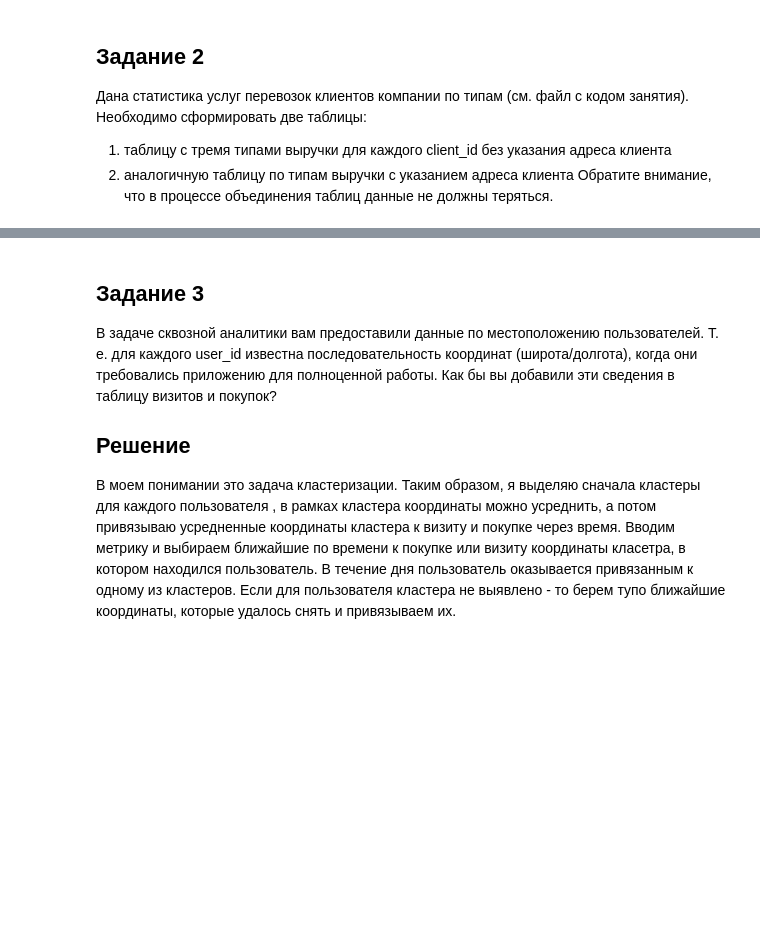
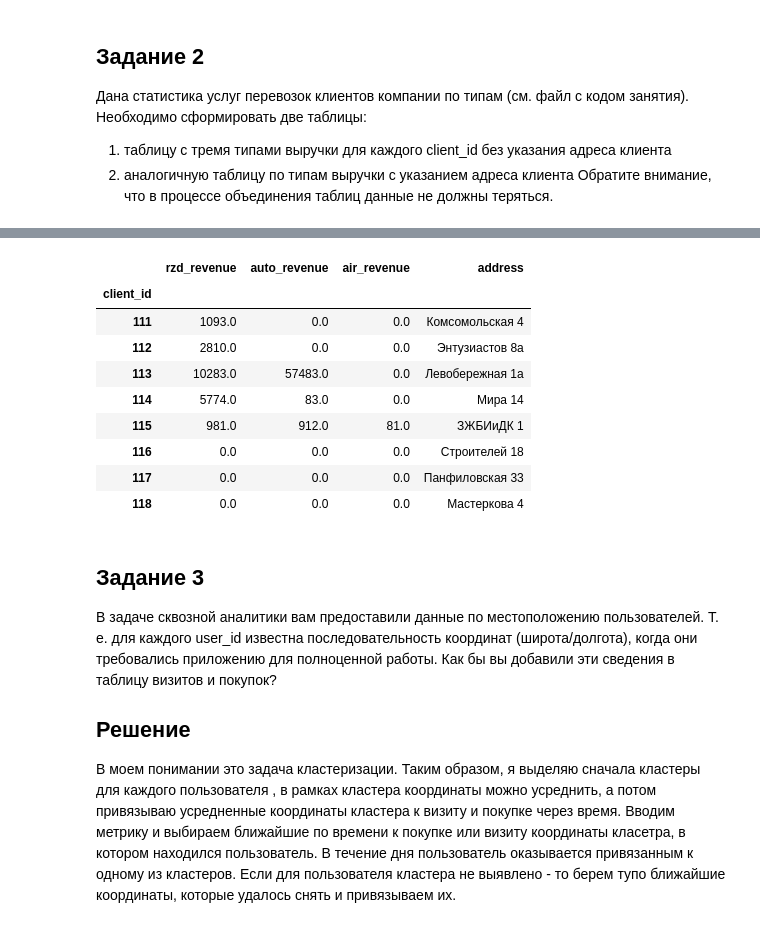
Before and after one commit to pythonwillow/pyda, a Jupyter notebook: Python_8_pandas.ipynb, the cells around one changed output, grey strips where cells are left out. Cells and saved outputs as stored; diff of their text form; code cells hidden in the pictures; blank space fills up the shorter version.

```diff
--- a/Python_8_pandas.ipynb
+++ b/Python_8_pandas.ipynb
@@ -569,3 +564,23 @@ all_adresses.head()
+# %%
+all_addresses: pd.DataFrame = all_perevozkis.join(client_base.set_index('client_id'), how='right')
+
+#проверяем
+assert all_perevozkis['rzd_revenue'].sum() == all_addresses['rzd_revenue'].sum()
+assert all_perevozkis['auto_revenue'].sum() == all_addresses['auto_revenue'].sum()
+assert client_base['address'].count() == all_addresses['address'].count()
+
+all_addresses.fillna(0).head(8)
+# %% [output]
+|  | rzd_revenue | auto_revenue | air_revenue | address |
+| client_id |  |  |  |  |
+| 111 | 1093.0 | 0.0 | 0.0 | Комсомольская 4 |
+| 112 | 2810.0 | 0.0 | 0.0 | Энтузиастов 8а |
+| 113 | 10283.0 | 57483.0 | 0.0 | Левобережная 1а |
+| 114 | 5774.0 | 83.0 | 0.0 | Мира 14 |
+| 115 | 981.0 | 912.0 | 81.0 | ЗЖБИиДК 1 |
+| 116 | 0.0 | 0.0 | 0.0 | Строителей 18 |
+| 117 | 0.0 | 0.0 | 0.0 | Панфиловская 33 |
+| 118 | 0.0 | 0.0 | 0.0 | Мастеркова 4 |
 # %% [markdown]
 Задание 3
 ------------
```
Also changed, not shown: parts of 1 cell of this notebook.
